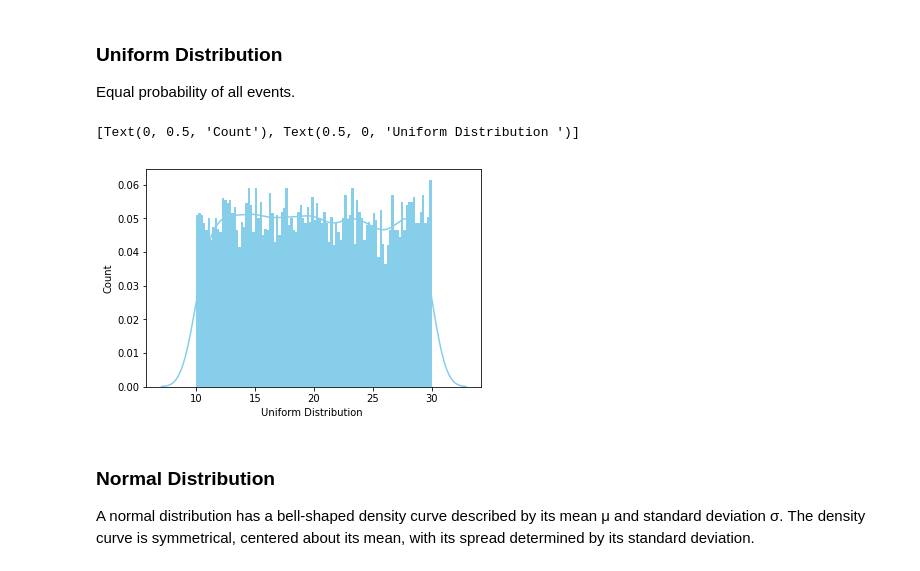
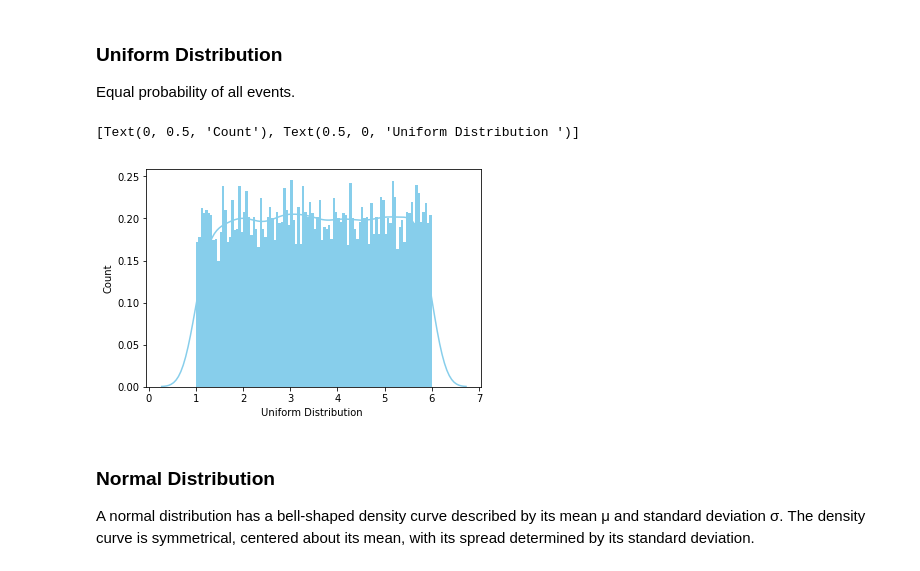
Before and after one commit to ggodreau/intro_to_ds, a Jupyter notebook: stats/distributions.ipynb, the cells around one changed output. Saved outputs shown, nothing was run; the diff lists cells and outputs as text; code cells hidden in the pictures.

```diff
--- a/stats/distributions.ipynb
+++ b/stats/distributions.ipynb
@@ -4,22 +4,26 @@
 Equal probability of all events.
 # %%
 from scipy.stats import uniform
+import seaborn as sns
+%matplotlib inline
 
-# random numbers from uniform distribution
-n = 10000
-start = 10
-width = 20
-data_uniform = uniform.rvs(size=n, loc = start, scale=width)
+n = 10000 # number of times that we've rolled our 'circular' continuous die
+start = 1 # start at 1
+width = 5 # go up to 6
+data_uniform = uniform.rvs(size=n,
+                           loc = start,
+                           scale=width,
+                           random_state=25)
 
 ax = sns.distplot(data_uniform,
                   bins=100,
                   kde=True,
                   color='skyblue',
                   hist_kws={"linewidth": 15,'alpha':1})
 ax.set(xlabel='Uniform Distribution ', ylabel='Count')
 # %% [output]
 [Text(0, 0.5, 'Count'), Text(0.5, 0, 'Uniform Distribution ')]
-[figure, old version]
+[figure, new version]
 # %% [markdown]
 ### Normal Distribution
 
```
Also changed, not shown: parts of 10 cells of this notebook.
